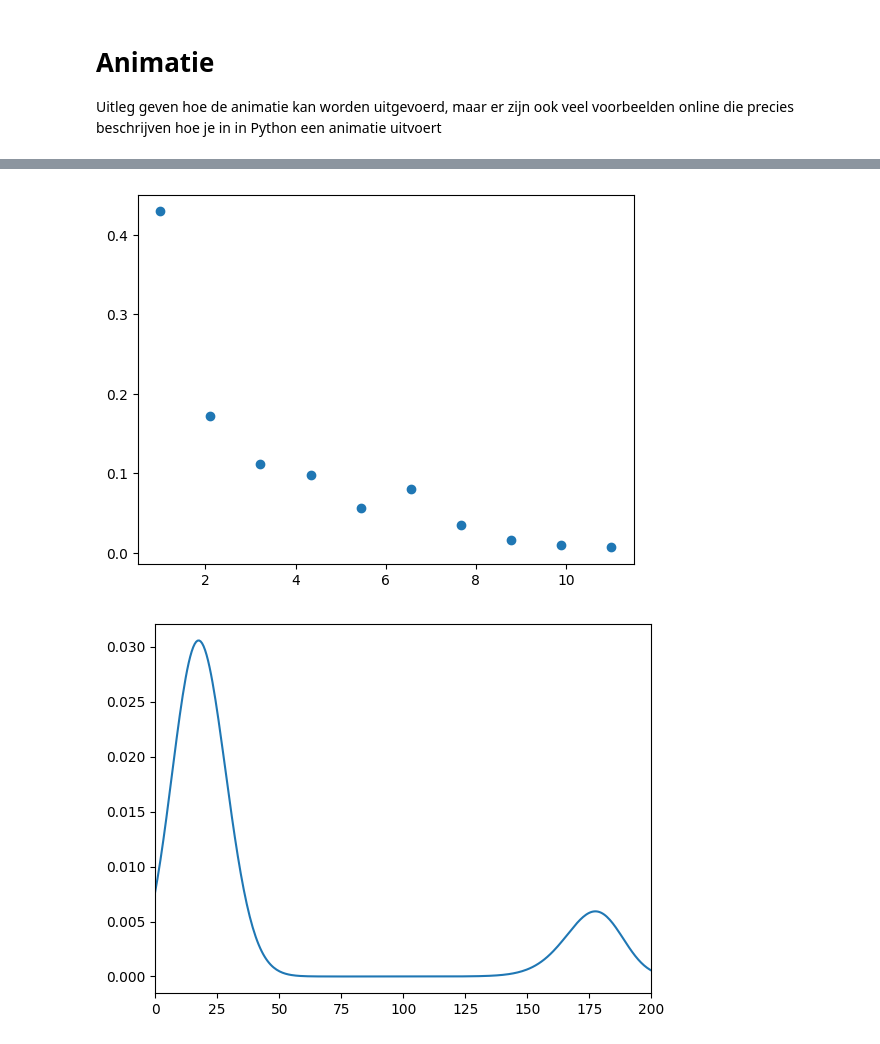
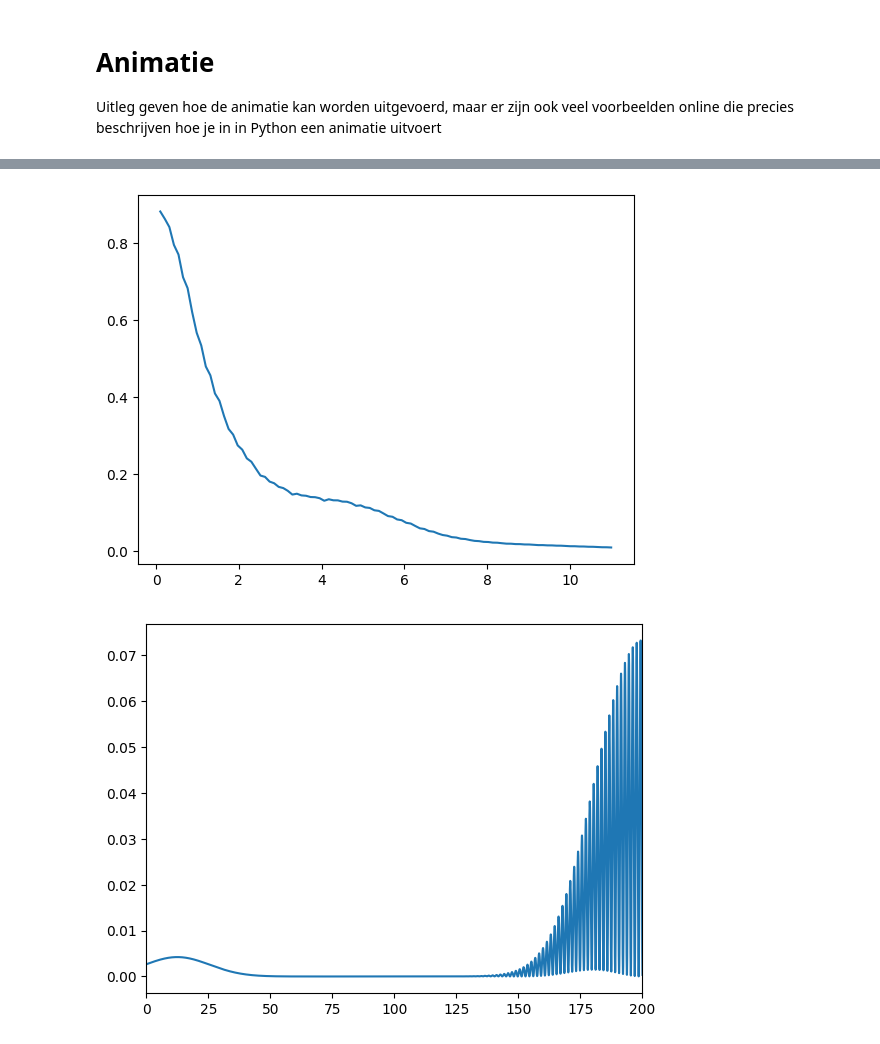
Before and after one commit to R4vante/School, a Jupyter notebook: ASIA/Tunnel/tunnel.ipynb, the cells around one changed output, grey strips where cells are left out. Drawn from its saved outputs; the diff is of its cells as text; code cells hidden in the pictures.

```diff
--- a/ASIA/Tunnel/tunnel.ipynb
+++ b/ASIA/Tunnel/tunnel.ipynb
@@ -42,7 +42,7 @@ def potential(x, d, barriere1, barriere2, volt=1,):
 
      return k1 + k2
 # %%
-packet = Wave_packet(5000, 20, 5, -1500, 1500, k0=-1)
+packet = Wave_packet(10000, 20, 5, -150, 200, k0=-1)
 
 x = packet.x
 dx = packet.dx
@@ -137,5 +137,5 @@ T+R
 # %%
-d = np.linspace(1, 11, 10)
+d = np.linspace(0.1, 11, 100)
 Ti = []
 for i in d:
     V = potential(x, i, 1, 0.5, volt=1)
@@ -149,11 +149,11 @@ for i in d:
     T = np.sum(np.abs(psi_r)**2 * dx)/(np.sum(np.abs(psi_t)**2 * dx))
     Ti.append(T)
 # %%
-plt.scatter(d, Ti)
+plt.plot(d, Ti)
 
 plt.show()
 # %% [output]
-[figure, old version]
+[figure, new version]
 # %%
 V = potential(x, d[1], 1, 0.5, volt=1)
 psi0 = packet.packet()
@@ -167,4 +167,4 @@ plt.plot(x, np.abs(psi_t)**2)
 plt.xlim([0,200])
 plt.show()
 # %% [output]
-[figure, old version]
+[figure, new version]
```
Also changed, not shown: parts of 5 cells of this notebook, 9 other files.
